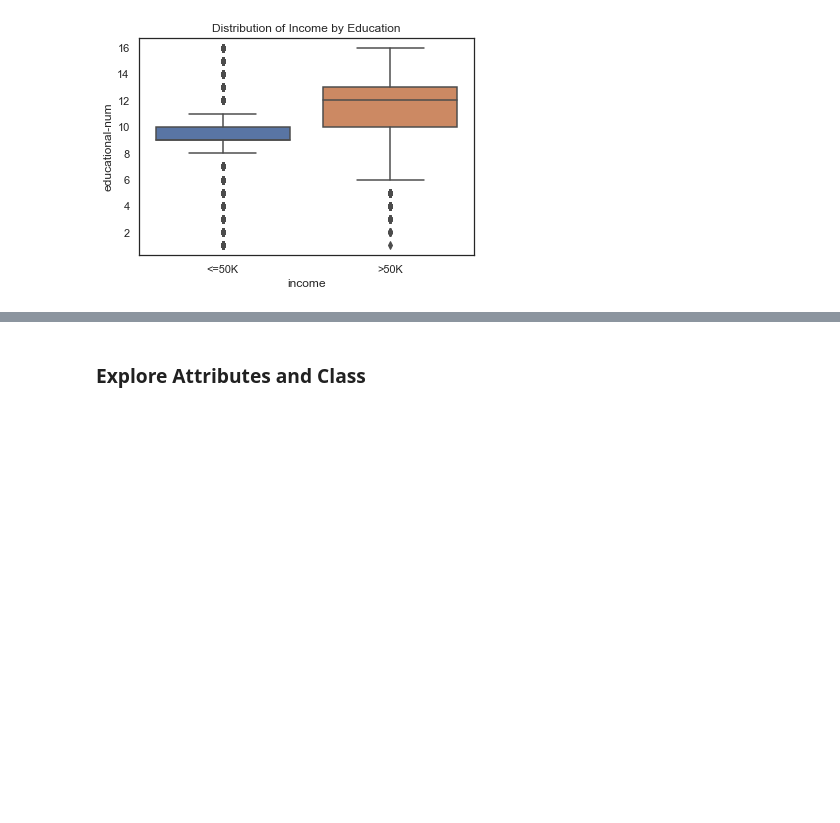
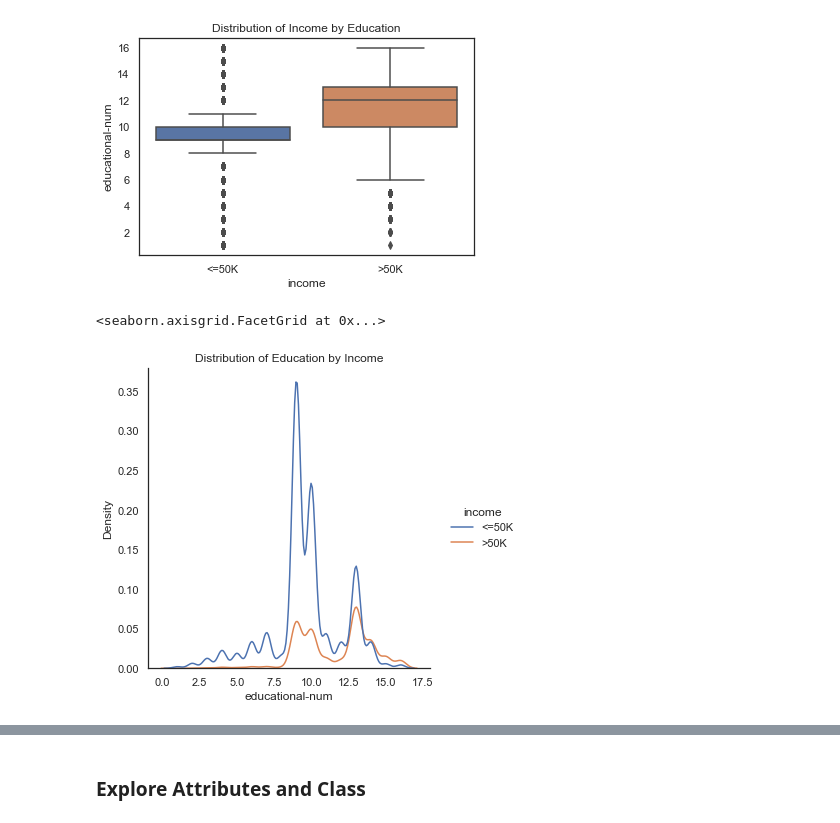
Before and after one commit to j-dominguez9/ML1_Proj1, a Jupyter notebook: CensusAdultDatasetEDA.ipynb, the cells around one changed output, grey strips where cells are left out. Cells and saved outputs as stored; diff of their text form; code cells hidden in the pictures; blank space fills up the shorter version.

```diff
--- a/CensusAdultDatasetEDA.ipynb
+++ b/CensusAdultDatasetEDA.ipynb
@@ -553,3 +553,8 @@ sns.boxplot(data= df_2, x = "income", y = "educational-num").set(title="Distribu
 # %% [output]
 [Text(0.5, 1.0, 'Distribution of Income by Education')]
 [figure]
+# %%
+sns.displot(data = df_2, x="educational-num", hue="income", kind="kde").set(title= "Distribution of Education by Income")
+# %% [output]
+<seaborn.axisgrid.FacetGrid at 0x...>
+[figure, added]
```
Also changed, not shown: parts of 5 cells of this notebook.
